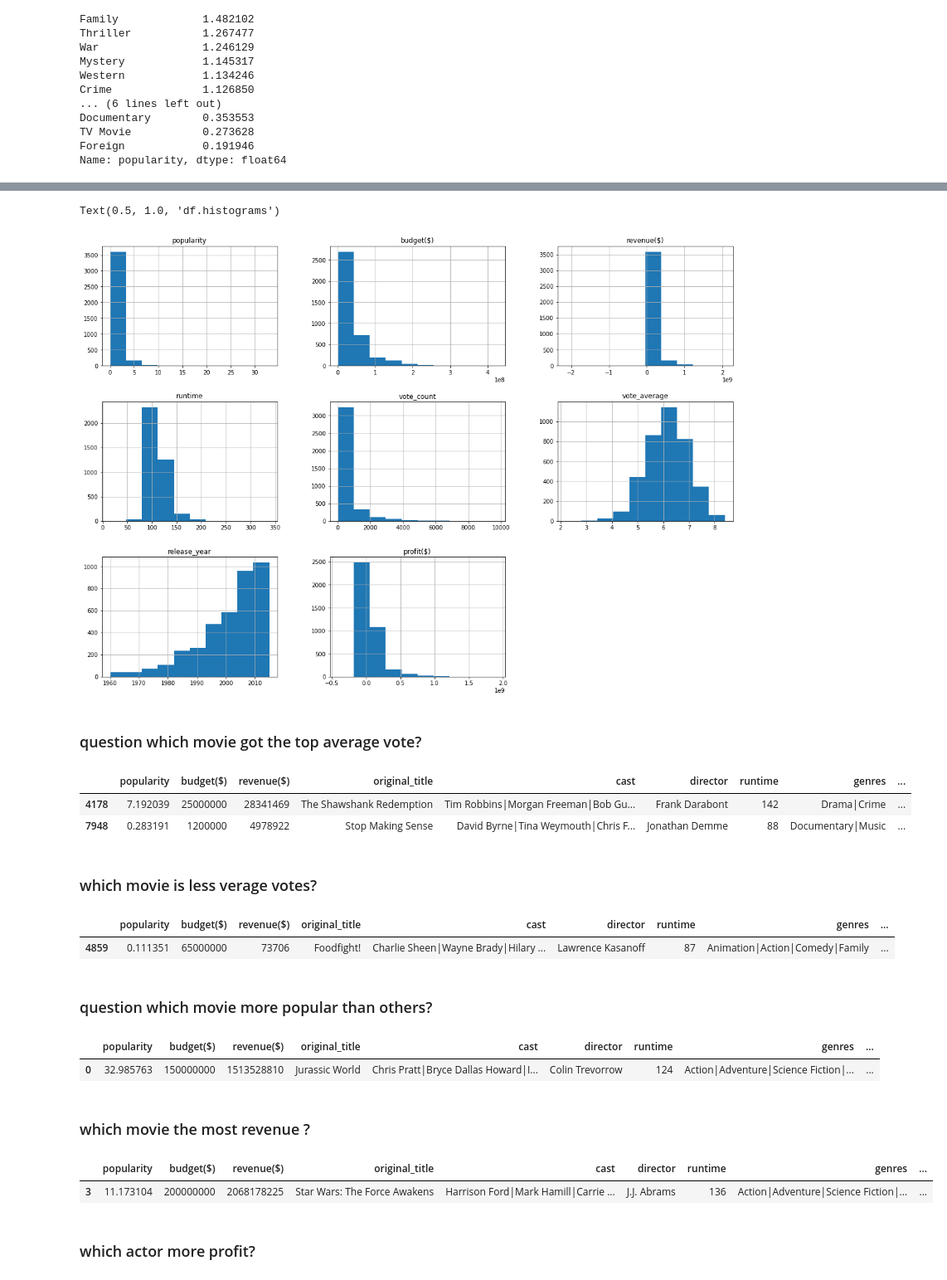
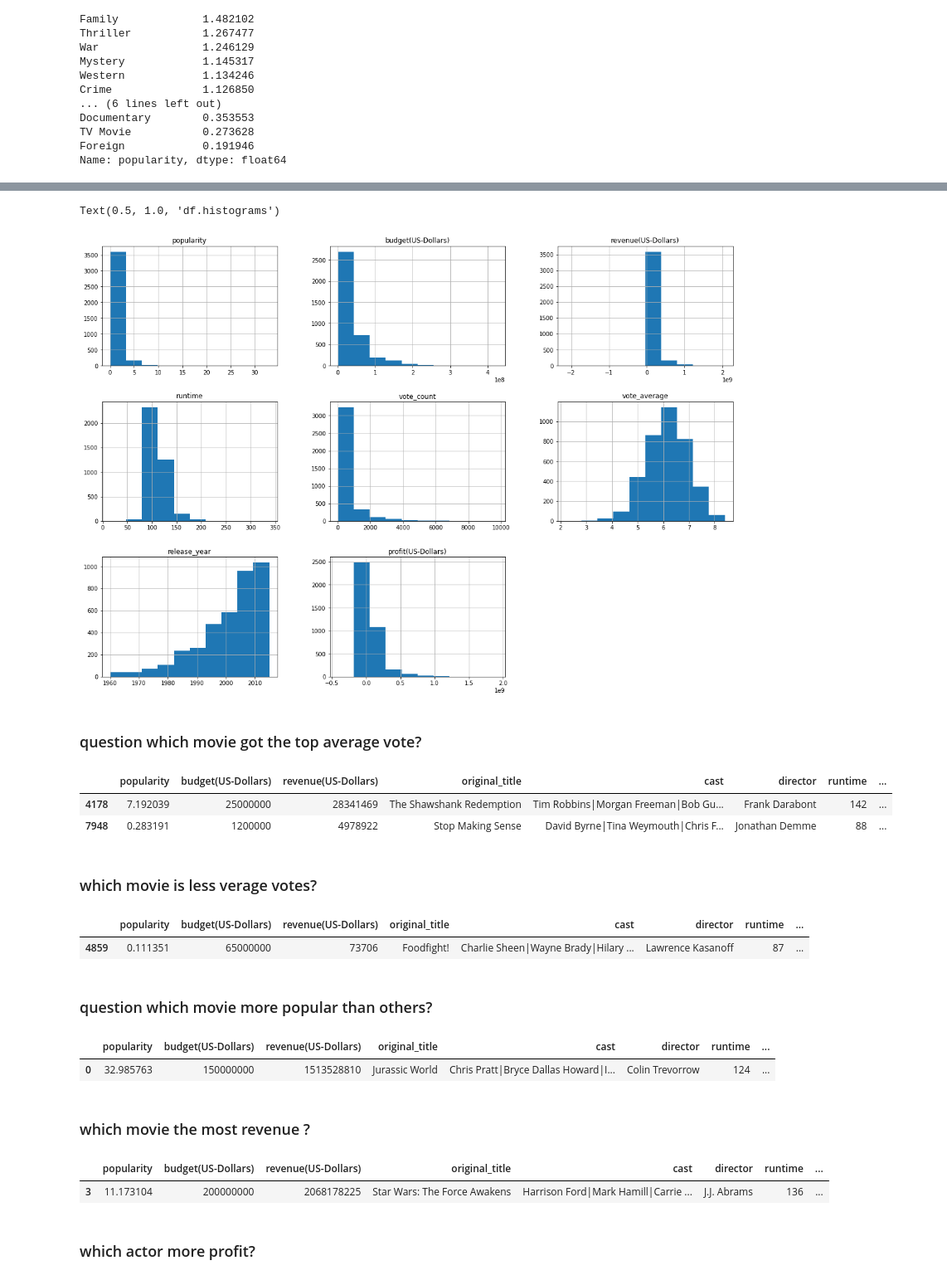
Before and after one commit to MahmoudSwailamAbdallahAtia/TMDB_Movies, a Jupyter notebook: TMDB_Movies.ipynb, the cells around one changed output, grey strips where cells are left out. Shown: that part at 83% size. Drawn from its saved outputs; the diff is of its cells as text; code cells hidden in the pictures.

```diff
--- a/TMDB_Movies.ipynb
+++ b/TMDB_Movies.ipynb
@@ -63,12 +63,12 @@ df = pd.read_csv('tmdb-movies.csv')
 ### determine budget and revenue as assumed the main currency is us dollar $.
 # %%
 #rename the columns to be clear.
-df.rename(columns={'budget': 'budget($)', 'revenue': 'revenue($)'}, inplace=True)
+df.rename(columns={'budget': 'budget(US-Dollars)', 'revenue': 'revenue(US-Dollars)'}, inplace=True)
 # %% [markdown]
 ### wrangle  0 budget or 0 revenue.
 # %%
 #convert zeros from columns budget and revenue to NAN value to remove it.
-money = ['budget($)', 'revenue($)']
+money = ['budget(US-Dollars)', 'revenue(US-Dollars)']
 df[money] = df[money].replace(0, np.NAN)
 # %% [markdown]
 ### clean the data from all not completed information.
@@ -87,10 +87,10 @@ df.drop_duplicates(inplace=True)
 prifit = revenue - budget
 # %%
 #convert the dataframe['column_name']from its type to be integer.
-df['budget($)']=df['budget($)'].astype(int)
-df['revenue($)']=df['revenue($)'].astype(int)
+df['budget(US-Dollars)']=df['budget(US-Dollars)'].astype(int)
+df['revenue(US-Dollars)']=df['revenue(US-Dollars)'].astype(int)
 #make another column profit and determine it = revenue - budget
-df['profit($)'] = df['revenue($)'] - df['budget($)']
+df['profit(US-Dollars)'] = df['revenue(US-Dollars)'] - df['budget(US-Dollars)']
 # %% [markdown]
 ### all information after wrangling.
 # %%
@@ -278,39 +279,39 @@ df.hist(figsize=(20,14))
 plt.title('df.histograms', fontsize=30)
 # %% [output]
 Text(0.5, 1.0, 'df.histograms')
-[figure, old version]
+[figure, new version]
 # %% [markdown]
 ### question which movie got the top average vote?
 # %%
 #extract max of floats in vote_average.
 df[df['vote_average'] == df.vote_average.max()]
 # %% [output]
-|  | popularity | budget($) | revenue($) | original_title | cast | director | runtime | genres | ... |
-| 4178 | 7.192039 | 25000000 | 28341469 | The Shawshank Redemption | Tim Robbins|Morgan Freeman|Bob Gu... | Frank Darabont | 142 | Drama|Crime | ... |
-| 7948 | 0.283191 | 1200000 | 4978922 | Stop Making Sense | David Byrne|Tina Weymouth|Chris F... | Jonathan Demme | 88 | Documentary|Music | ... |
+|  | popularity | budget(US-Dollars) | revenue(US-Dollars) | original_title | cast | director | runtime | ... |
+| 4178 | 7.192039 | 25000000 | 28341469 | The Shawshank Redemption | Tim Robbins|Morgan Freeman|Bob Gu... | Frank Darabont | 142 | ... |
+| 7948 | 0.283191 | 1200000 | 4978922 | Stop Making Sense | David Byrne|Tina Weymouth|Chris F... | Jonathan Demme | 88 | ... |
 # %% [markdown]
 ### which movie is less verage votes?
 # %%
 #Foodfight is the loser in average vote.
 df[df['vote_average'] == df.vote_average.min()]
 # %% [output]
-|  | popularity | budget($) | revenue($) | original_title | cast | director | runtime | genres | ... |
-| 4859 | 0.111351 | 65000000 | 73706 | Foodfight! | Charlie Sheen|Wayne Brady|Hilary ... | Lawrence Kasanoff | 87 | Animation|Action|Comedy|Family | ... |
+|  | popularity | budget(US-Dollars) | revenue(US-Dollars) | original_title | cast | director | runtime | ... |
+| 4859 | 0.111351 | 65000000 | 73706 | Foodfight! | Charlie Sheen|Wayne Brady|Hilary ... | Lawrence Kasanoff | 87 | ... |
 # %% [markdown]
 ### question which movie more popular than others?
 # %%
 #most popular movie is Jurassic World people love to watch it.
 df[df['popularity'] == df.popularity.max()]
 # %% [output]
-|  | popularity | budget($) | revenue($) | original_title | cast | director | runtime | genres | ... |
-| 0 | 32.985763 | 150000000 | 1513528810 | Jurassic World | Chris Pratt|Bryce Dallas Howard|I... | Colin Trevorrow | 124 | Action|Adventure|Science Fiction|... | ... |
+|  | popularity | budget(US-Dollars) | revenue(US-Dollars) | original_title | cast | director | runtime | ... |
+| 0 | 32.985763 | 150000000 | 1513528810 | Jurassic World | Chris Pratt|Bryce Dallas Howard|I... | Colin Trevorrow | 124 | ... |
 # %% [markdown]
 ### which movie the most revenue ?
 # %%
-df[df['revenue($)'] == df['revenue($)'].max()]
+df[df['revenue(US-Dollars)'] == df['revenue(US-Dollars)'].max()]
 # %% [output]
-|  | popularity | budget($) | revenue($) | original_title | cast | director | runtime | genres | ... |
-| 3 | 11.173104 | 200000000 | 2068178225 | Star Wars: The Force Awakens | Harrison Ford|Mark Hamill|Carrie ... | J.J. Abrams | 136 | Action|Adventure|Science Fiction|... | ... |
+|  | popularity | budget(US-Dollars) | revenue(US-Dollars) | original_title | cast | director | runtime | ... |
+| 3 | 11.173104 | 200000000 | 2068178225 | Star Wars: The Force Awakens | Harrison Ford|Mark Hamill|Carrie ... | J.J. Abrams | 136 | ... |
 # %% [markdown]
 ### which actor more profit?
 # %%
```
Also changed, not shown: parts of 16 cells of this notebook.
